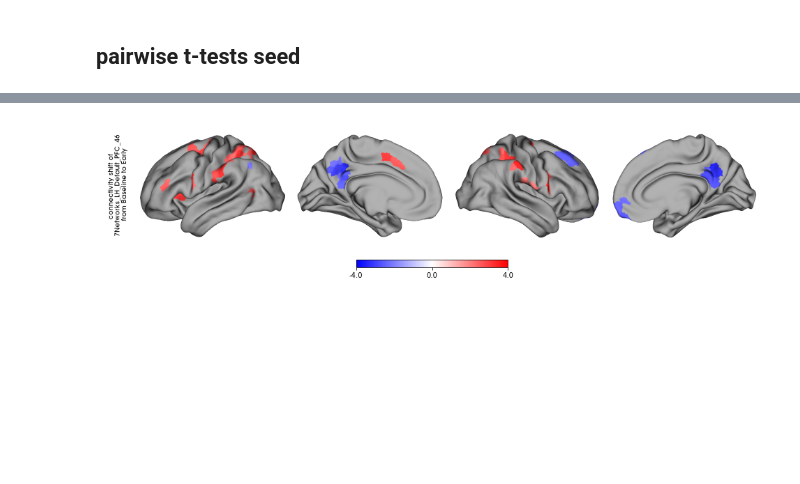
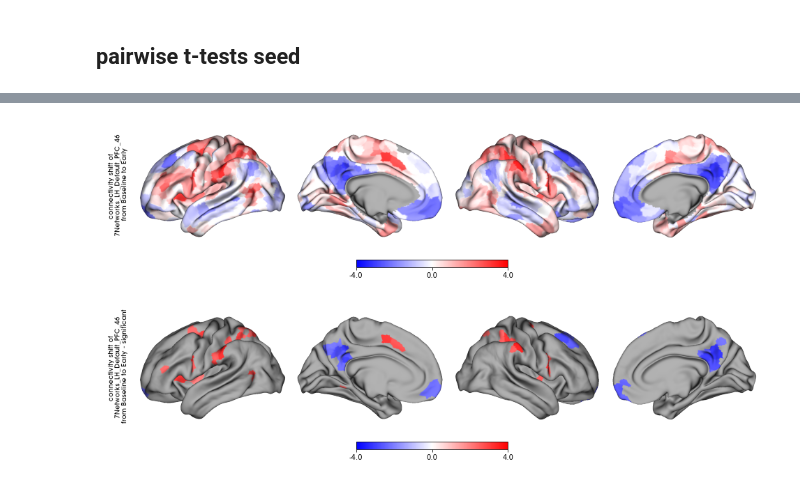
Before and after one commit to qniksefat/gradecc, a Jupyter notebook: RUNME.ipynb, the cells around one changed output, grey strips where cells are left out. Saved outputs shown, nothing was run; the diff lists cells and outputs as text; code cells hidden in the pictures; blank space fills up the shorter version.

```diff
--- a/RUNME.ipynb
+++ b/RUNME.ipynb
@@ -172,8 +196,10 @@ df_seed_shift = pairwise_ttests(df_seed)
 # %%
 df_seed_shift_ = df_seed_shift.loc['baseline', 'early']
 
 text = 'connectivity shift of \n' + get_regions_names(sample_region)[0] + '\n from Baseline to Early'
+plot_brain(df_seed_shift_.tstat, color_range=(-4, 4), color_map='bwr', text=text)
 plot_brain_masked(df_seed_shift_.tstat, df_seed_shift_.pvalue_corrected,
-                  color_range=(-4, 4), color_map='bwr', text=text)
+                  color_range=(-4, 4), color_map='bwr', text=text + ' - significant')
 # %% [output]
-[figure, old version]
+[figure, new version]
+[figure, added]
```
Also changed, not shown: parts of 14 cells of this notebook, 6 other files.
